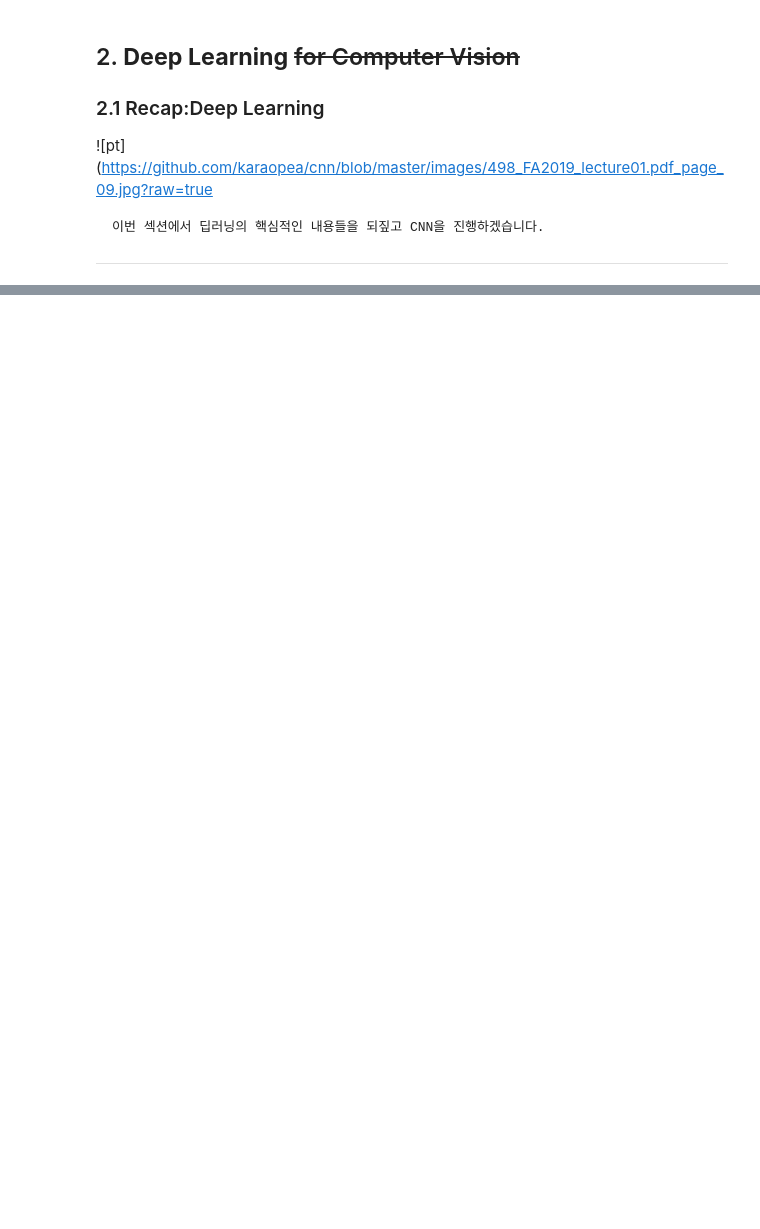
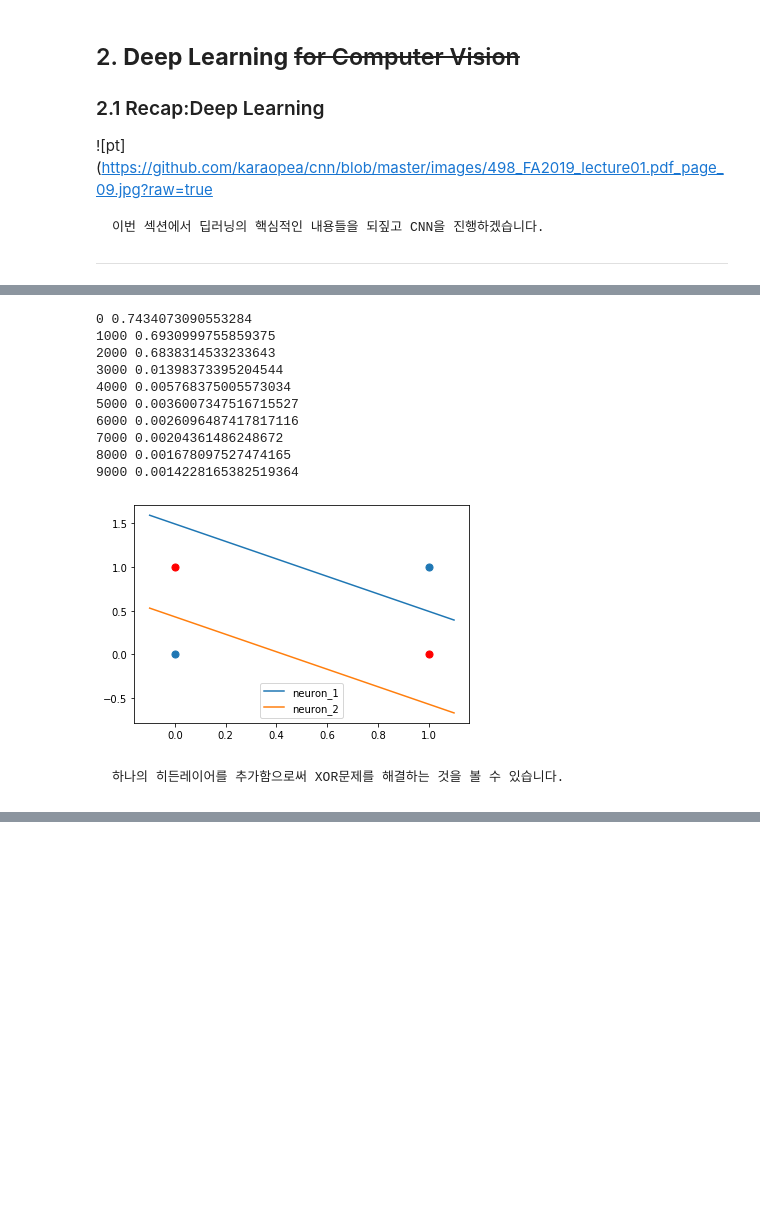
Before and after one commit to karaopea/cnn, a Jupyter notebook: Untitled2.ipynb, the cells around one changed output, grey strips where cells are left out. Drawn from its saved outputs; the diff is of its cells as text; code cells hidden in the pictures; blank space fills up the shorter version.

```diff
--- a/Untitled2.ipynb
+++ b/Untitled2.ipynb
@@ -146,0 +230,62 @@ plt.show()
+# %%
+# for reproducibility
+torch.manual_seed(777)
+
+X = torch.FloatTensor([[0, 0], [0, 1], [1, 0], [1, 1]])
+Y = torch.FloatTensor([[0], [1], [1], [0]])
+
+# nn layers
+input_layer = torch.nn.Linear(2, 2, bias=True)
+hidden = torch.nn.Linear(2, 1, bias=True)
+sigmoid = torch.nn.Sigmoid()
+
+# model
+model = torch.nn.Sequential(input_layer, sigmoid, hidden, sigmoid)
+
+# define cost/loss & optimizer
+criterion = torch.nn.BCELoss()
+optimizer = torch.optim.SGD(model.parameters(), lr=1)  # modified learning rate from 0.1 to 1
+
+for step in range(10001):
+    optimizer.zero_grad()
+    hypothesis = model(X)
+
+    # cost/loss function
+    cost = criterion(hypothesis, Y)
+    cost.backward()
+    optimizer.step()
+
+    if step % 1000 == 0:
+        print(step, cost.item())
+
+model_params = list(model.parameters())
+model_weights = model_params[0].data.numpy()
+model_bias = model_params[1].data.numpy()
+
+plt.scatter(X.numpy()[[0,-1], 0], X.numpy()[[0, -1], 1], s=50)
+plt.scatter(X.numpy()[[1,2], 0], X.numpy()[[1, 2], 1], c='red', s=50)
+
+x_1 = np.arange(-0.1, 1.1, 0.1)
+y_1 = ((x_1 * model_weights[0,0]) + model_bias[0]) / (-model_weights[0,1])
+plt.plot(x_1, y_1)
+
+x_2 = np.arange(-0.1, 1.1, 0.1)
+y_2 = ((x_2 * model_weights[1,0]) + model_bias[1]) / (-model_weights[1,1])
+plt.plot(x_2, y_2)
+
+plt.legend(["neuron_1", "neuron_2"], loc=8)
+plt.show()
+# %% [output]
+0 0.7434073090553284
+1000 0.6930999755859375
+2000 0.6838314533233643
+3000 0.01398373395204544
+4000 0.005768375005573034
+5000 0.0036007347516715527
+6000 0.0026096487417817116
+7000 0.00204361486248672
+8000 0.001678097527474165
+9000 0.0014228165382519364
+[figure, added]
+# %% [markdown]
+    하나의 히든레이어를 추가함으로써 XOR문제를 해결하는 것을 볼 수 있습니다.
```
Also changed, not shown: parts of 15 cells of this notebook.
